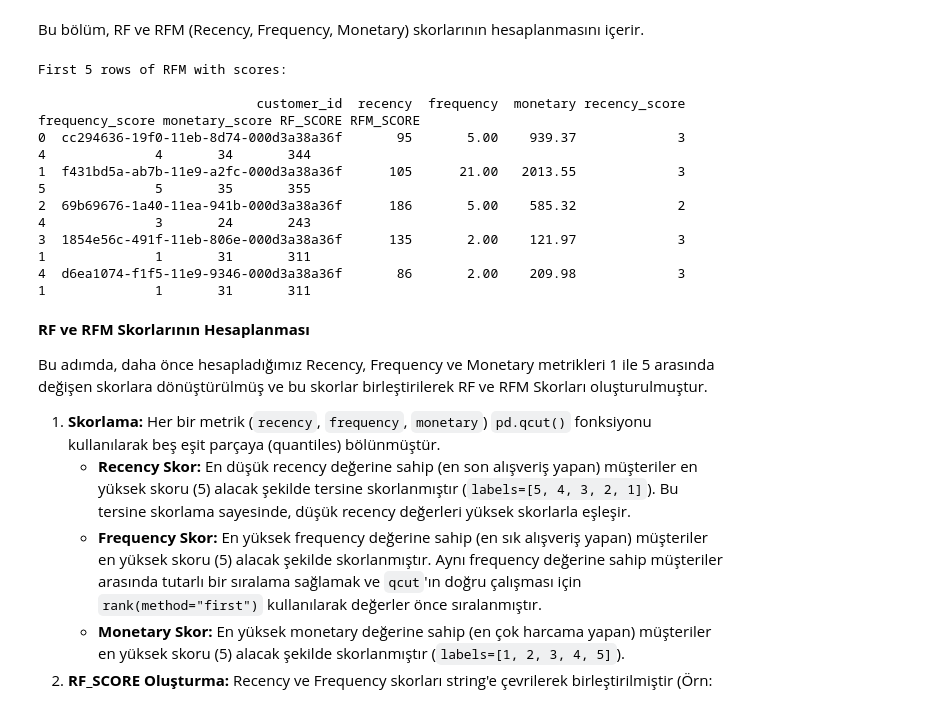
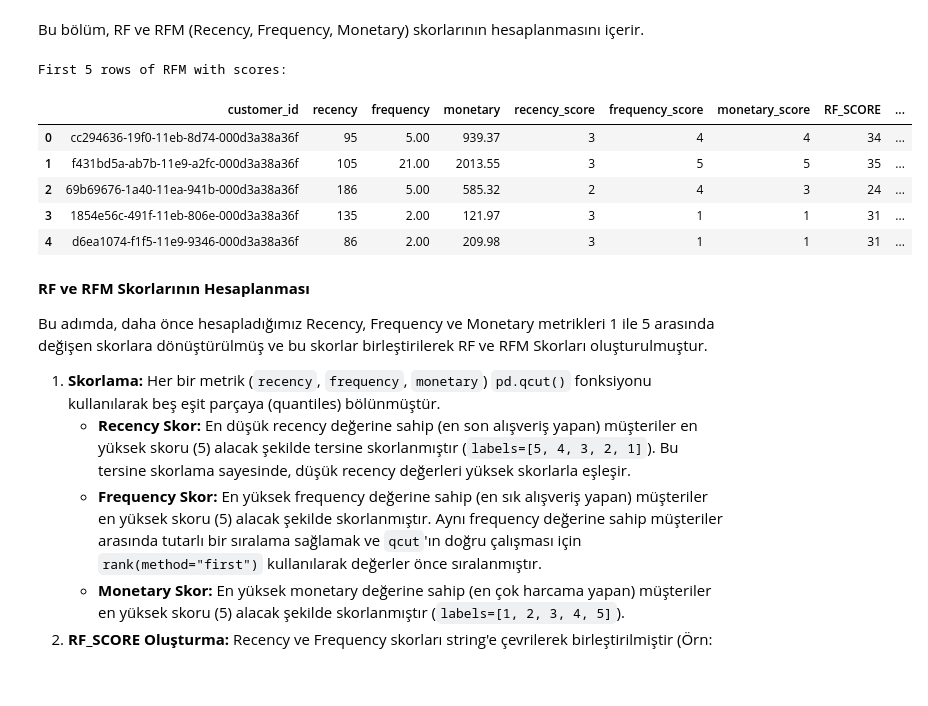
Before and after one commit to gulizsamgar/PYTHON-Customer-Segmentation-with-RFM, a Jupyter notebook: FLO_RFM_analysis.ipynb, the cells around one changed output. Drawn from its saved outputs; the diff is of its cells as text; code cells hidden in the pictures; blank space fills up the shorter version.

```diff
--- a/FLO_RFM_analysis.ipynb
+++ b/FLO_RFM_analysis.ipynb
@@ -338,41 +362,40 @@ Bu bölüm, RF ve RFM (Recency, Frequency, Monetary) skorlarının hesaplanması
 ###############################################################
 
 # Recency skorunu hesapla: Değerleri 5 gruba ayır ve 5 en iyi (en düşük recency) olacak şekilde etiketle.
 rfm["recency_score"] = pd.qcut(rfm["recency"], 5, labels=[5, 4, 3, 2, 1])
 # Frequency skorunu hesapla: Değerlerin rank'ını al, 5 gruba ayır ve 5 en iyi (en yüksek frequency) olacak şekilde etiketle.
 rfm["frequency_score"] = pd.qcut(rfm["frequency"].rank(method="first"), 5, labels=[1, 2, 3, 4, 5])
 # Monetary skorunu hesapla: Değerleri 5 gruba ayır ve 5 en iyi (en yüksek monetary) olacak şekilde etiketle.
 rfm["monetary_score"] = pd.qcut(rfm["monetary"], 5, labels=[1, 2, 3, 4, 5])
 
 ###############################################################
 # 2. RF_SCORE oluşturma
 ###############################################################
 
 # Recency ve Frequency skorlarını birleştirerek RF_SCORE oluştur.
 rfm["RF_SCORE"] = (rfm["recency_score"].astype(str) +
                    rfm["frequency_score"].astype(str))
 
 ###############################################################
 # 3. RFM_SCORE oluşturma
 ###############################################################
 
 # Recency, Frequency ve Monetary skorlarını birleştirerek RFM_SCORE oluştur.
 rfm["RFM_SCORE"] = (rfm["recency_score"].astype(str) +
                     rfm["frequency_score"].astype(str) +
                     rfm["monetary_score"].astype(str))
 
 # RFM skorları eklenmiş DataFrame'in ilk 5 satırını yazdır.
 print("\nFirst 5 rows of RFM with scores:\n")
-print(rfm.head())
+display(rfm.head())
 # %% [output]
 First 5 rows of RFM with scores:
-
-                            customer_id  recency  frequency  monetary recency_score frequency_score monetary_score RF_SCORE RFM_SCORE
-0  cc294636-19f0-11eb-8d74-000d3a38a36f       95       5.00    939.37             3               4              4       34       344
-1  f431bd5a-ab7b-11e9-a2fc-000d3a38a36f      105      21.00   2013.55             3               5              5       35       355
-2  69b69676-1a40-11ea-941b-000d3a38a36f      186       5.00    585.32             2               4              3       24       243
-3  1854e56c-491f-11eb-806e-000d3a38a36f      135       2.00    121.97             3               1              1       31       311
-4  d6ea1074-f1f5-11e9-9346-000d3a38a36f       86       2.00    209.98             3               1              1       31       311
+|  | customer_id | recency | frequency | monetary | recency_score | frequency_score | monetary_score | RF_SCORE | ... |
+| 0 | cc294636-19f0-11eb-8d74-000d3a38a36f | 95 | 5.00 | 939.37 | 3 | 4 | 4 | 34 | ... |
+| 1 | f431bd5a-ab7b-11e9-a2fc-000d3a38a36f | 105 | 21.00 | 2013.55 | 3 | 5 | 5 | 35 | ... |
+| 2 | 69b69676-1a40-11ea-941b-000d3a38a36f | 186 | 5.00 | 585.32 | 2 | 4 | 3 | 24 | ... |
+| 3 | 1854e56c-491f-11eb-806e-000d3a38a36f | 135 | 2.00 | 121.97 | 3 | 1 | 1 | 31 | ... |
+| 4 | d6ea1074-f1f5-11e9-9346-000d3a38a36f | 86 | 2.00 | 209.98 | 3 | 1 | 1 | 31 | ... |
 # %% [markdown]
 **RF ve RFM Skorlarının Hesaplanması**
 
```
Also changed, not shown: parts of 7 cells of this notebook.
